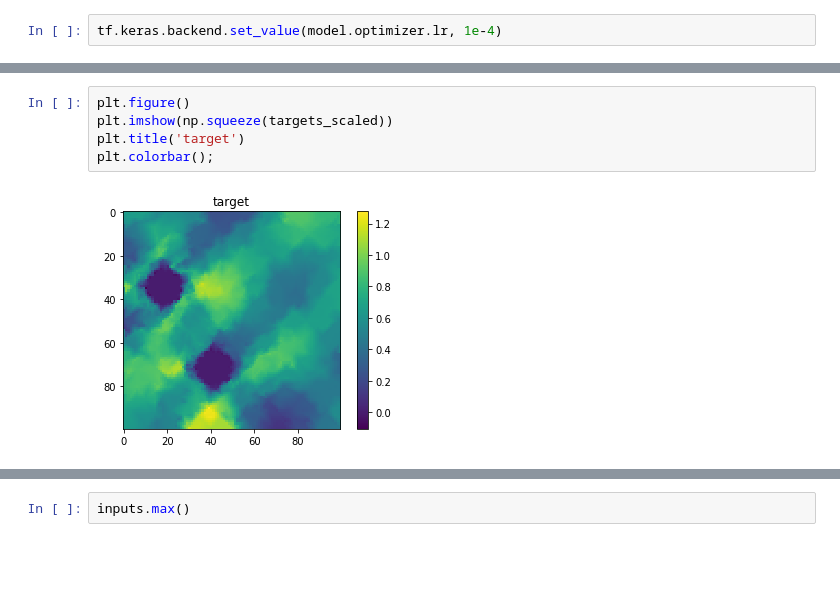
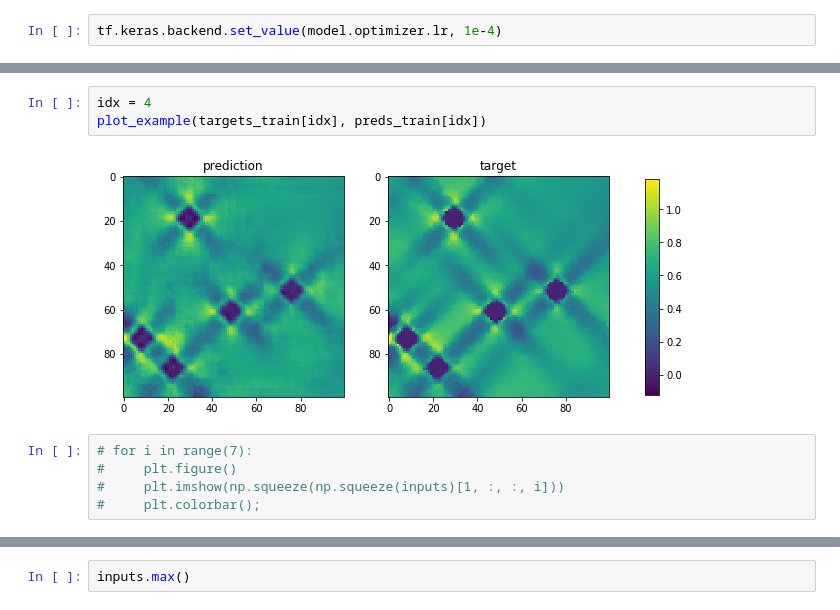
Before and after one commit to FGhavamian/accelerate_fem, a Jupyter notebook: notebooks/03_train.ipynb, the cells around one changed output, grey strips where cells are left out. Cells and saved outputs as stored; diff of their text form; blank space fills up the shorter version.

```diff
--- a/notebooks/03_train.ipynb
+++ b/notebooks/03_train.ipynb
@@ -105,7 +204,10 @@ preds.max()
+# %%
+idx = 4
+plot_example(targets_train[idx], preds_train[idx])
+# %% [output]
+[figure, added]
 # %%
-plt.figure()
-plt.imshow(np.squeeze(targets_scaled))
-plt.title('target')
-plt.colorbar();
+# for i in range(7):
+#     plt.figure()
+#     plt.imshow(np.squeeze(np.squeeze(inputs)[1, :, :, i]))
+#     plt.colorbar();
-# %% [output]
-[figure, removed]
```
Also changed, not shown: parts of 19 cells of this notebook, 1 other file.
